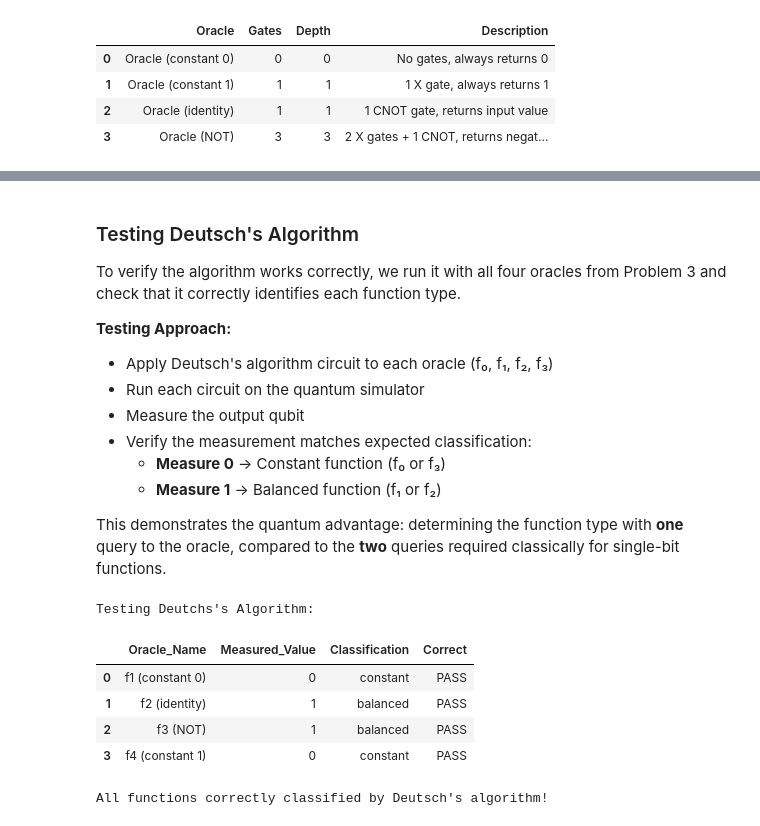
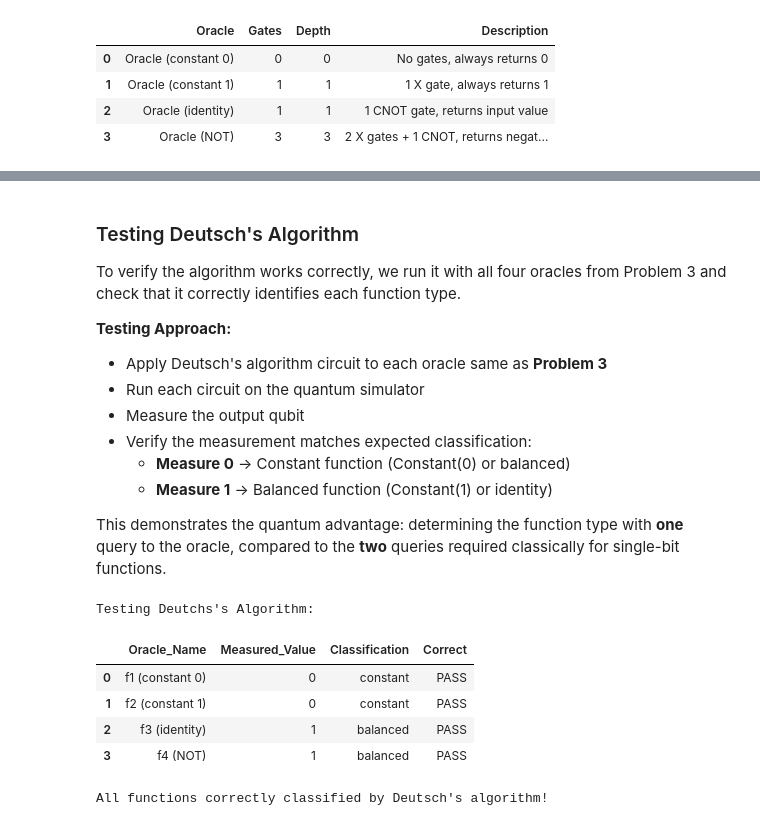
Before and after one commit to tomaspettit2506/ET-G00419414, a Jupyter notebook: problems.ipynb, the cells around one changed output, grey strips where cells are left out. Drawn from its saved outputs; the diff is of its cells as text; code cells hidden in the pictures.

```diff
--- a/problems.ipynb
+++ b/problems.ipynb
@@ -459,7 +451,7 @@ ax2.set_title('Figure 4: Count of Constant vs Balanced Functions')
 ax2.set_ylabel('Number of Functions')
 ax2.set_ylim(0, max(classifications.values()) * 1.15)
 for i, count in enumerate(classifications.values()):
-				ax2.text(i, count + 0.1, str(count), ha='center', va='bottom')
+				ax2.text(i, count + 0.1, str(count), ha='center', va='bottom', fontdict={'size': 12})  # Add count labels on top of bars
 ax2.grid(True, alpha=0.3, axis='y')
 
 plt.tight_layout()
@@ -995,37 +946,37 @@ To verify the algorithm works correctly, we run it with all four oracles from Pr
 
 **Testing Approach:**
 
--   Apply Deutsch's algorithm circuit to each oracle (f₀, f₁, f₂, f₃)
+-   Apply Deutsch's algorithm circuit to each oracle same as **Problem 3**
 -   Run each circuit on the quantum simulator
 -   Measure the output qubit
 -   Verify the measurement matches expected classification:
-    -   **Measure 0**  → Constant function (f₀ or f₃)
-    -   **Measure 1**  → Balanced function (f₁ or f₂)
+    -   **Measure 0**  → Constant function (Constant(0) or balanced)
+    -   **Measure 1**  → Balanced function (Constant(1) or identity)
 
 This demonstrates the quantum advantage: determining the function type with  **one**  query to the oracle, compared to the  **two**  queries required classically for single-bit functions.
 # %%
 # Testing Deutsch's algorithm on the defined oracles
 oracles = {
 	"f1 (constant 0)": oracle_f0(),
-	"f2 (identity)": oracle_fx(),
-	"f3 (NOT)": oracle_notx(),
-	"f4 (constant 1)": oracle_f1()
+	"f2 (constant 1)": oracle_f1(),
+	"f3 (identity)": oracle_fx(),
+	"f4 (NOT)": oracle_notx()
 }
 
 # Expected results
 expected_results = {
 	"f1 (constant 0)": "constant",
-	"f2 (identity)": "balanced",
-	"f3 (NOT)": "balanced",
-	"f4 (constant 1)": "constant"
+	"f2 (constant 1)": "constant",
+	"f3 (identity)": "balanced",
+	"f4 (NOT)": "balanced"
 }
 
 # Create a DataFrame to store test results
 test_results = {
-    "Oracle_Name": [],
-    "Measured_Value": [],
-    "Classification": [],
-    "Correct": []
+ "Oracle_Name": [],
+ "Measured_Value": [],
+ "Classification": [],
+ "Correct": []
 }
 
 # Create simulator
@@ -1034,36 +985,36 @@ simulator = AerSimulator()
 for oracle_name, oracle_circuit in oracles.items():
 	deutsch_circuit = deutsch_algorithm(oracle_circuit)
 
 	job = simulator.run(deutsch_circuit, shots=1000)
 	result = job.result()
 	counts = result.get_counts()
 
 	measured_value = int(max(counts, key=counts.get)[0])
 	expected = expected_results[oracle_name]
 
 	if measured_value == 0:
 		classification = "constant"
 	else:
 		classification = "balanced"
 
 	correct = "PASS" if classification == expected else "FAIL"
 
 	# Append results to the DataFrame
 	test_results["Oracle_Name"].append(oracle_name)
 	test_results["Measured_Value"].append(measured_value)
 	test_results["Classification"].append(classification)
 	test_results["Correct"].append(correct)
 
 results_df = pd.DataFrame(test_results)
 print("Testing Deutchs's Algorithm:")
 results_df
 # %% [output]
 Testing Deutchs's Algorithm:
 |  | Oracle_Name | Measured_Value | Classification | Correct |
 | 0 | f1 (constant 0) | 0 | constant | PASS |
-| 1 | f2 (identity) | 1 | balanced | PASS |
-| 2 | f3 (NOT) | 1 | balanced | PASS |
-| 3 | f4 (constant 1) | 0 | constant | PASS |
+| 1 | f2 (constant 1) | 0 | constant | PASS |
+| 2 | f3 (identity) | 1 | balanced | PASS |
+| 3 | f4 (NOT) | 1 | balanced | PASS |
 # %%
 if all(result == "PASS" for result in test_results["Correct"]):
 	print("All functions correctly classified by Deutsch's algorithm!")
```
Also changed, not shown: parts of 29 cells of this notebook, 4 other files.
